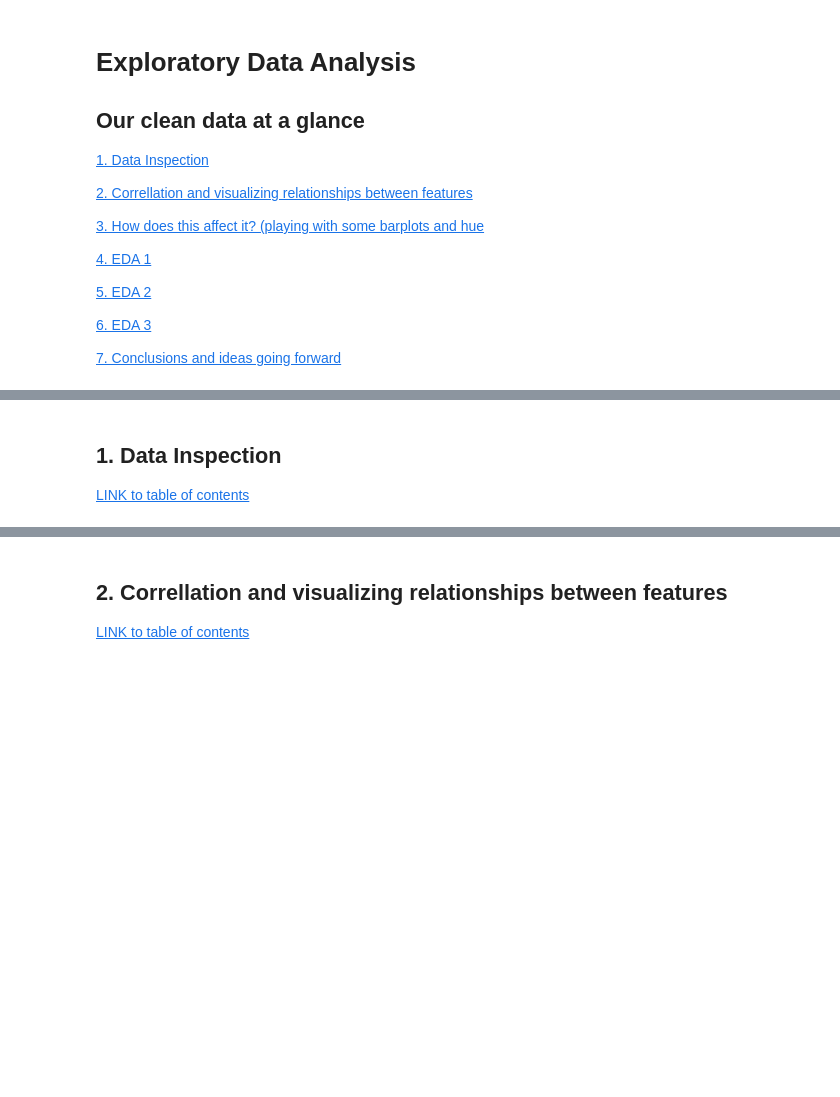
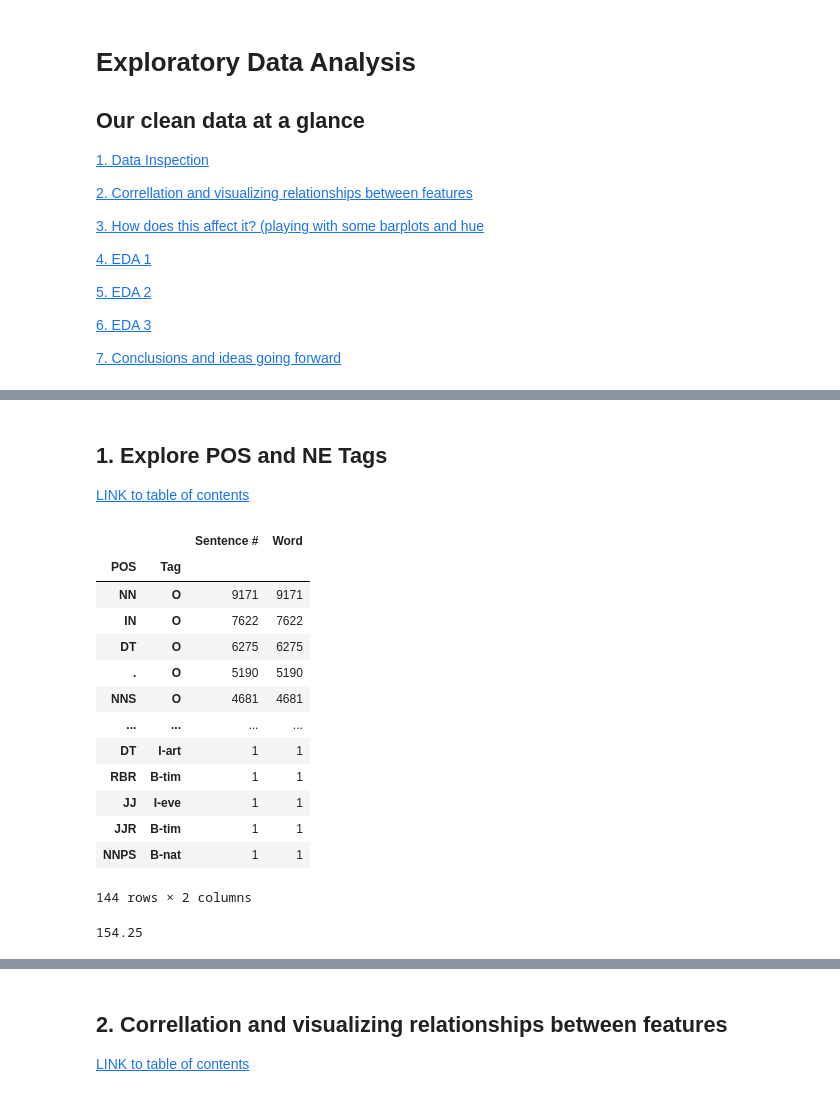
Before and after one commit to Ioana-P/Named_Entity_Recog_project, a Jupyter notebook: 3. EDA.ipynb, the cells around one changed output, grey strips where cells are left out. Drawn from its saved outputs; the diff is of its cells as text; code cells hidden in the pictures; blank space fills up the shorter version.

```diff
--- a/3. EDA.ipynb
+++ b/3. EDA.ipynb
@@ -68,6 +78,28 @@ warnings.filterwarnings('ignore')
 # %% [markdown]
 <a id=insp ><a/>
 
-## 1. Data Inspection
+## 1. Explore POS and NE Tags
 
 [LINK to table of contents](#contents)
+# %%
+pos_tag_breakdown = df.groupby(by=['POS', 'Tag']).count().sort_values(by='Word', ascending=False)
+pos_tag_breakdown
+# %% [output]
+|  |  | Sentence # | Word |
+| POS | Tag |  |  |
+| NN | O | 9171 | 9171 |
+| IN | O | 7622 | 7622 |
+| DT | O | 6275 | 6275 |
+| . | O | 5190 | 5190 |
+| NNS | O | 4681 | 4681 |
+| ... | ... | ... | ... |
+| DT | I-art | 1 | 1 |
+| RBR | B-tim | 1 | 1 |
+| JJ | I-eve | 1 | 1 |
+| JJR | B-tim | 1 | 1 |
+| NNPS | B-nat | 1 | 1 |
+144 rows × 2 columns
+# %%
+pos_tag_breakdown.Word.quantile(.75)
+# %% [output]
+154.25
```
Also changed, not shown: parts of 6 cells of this notebook, 1 other file.
